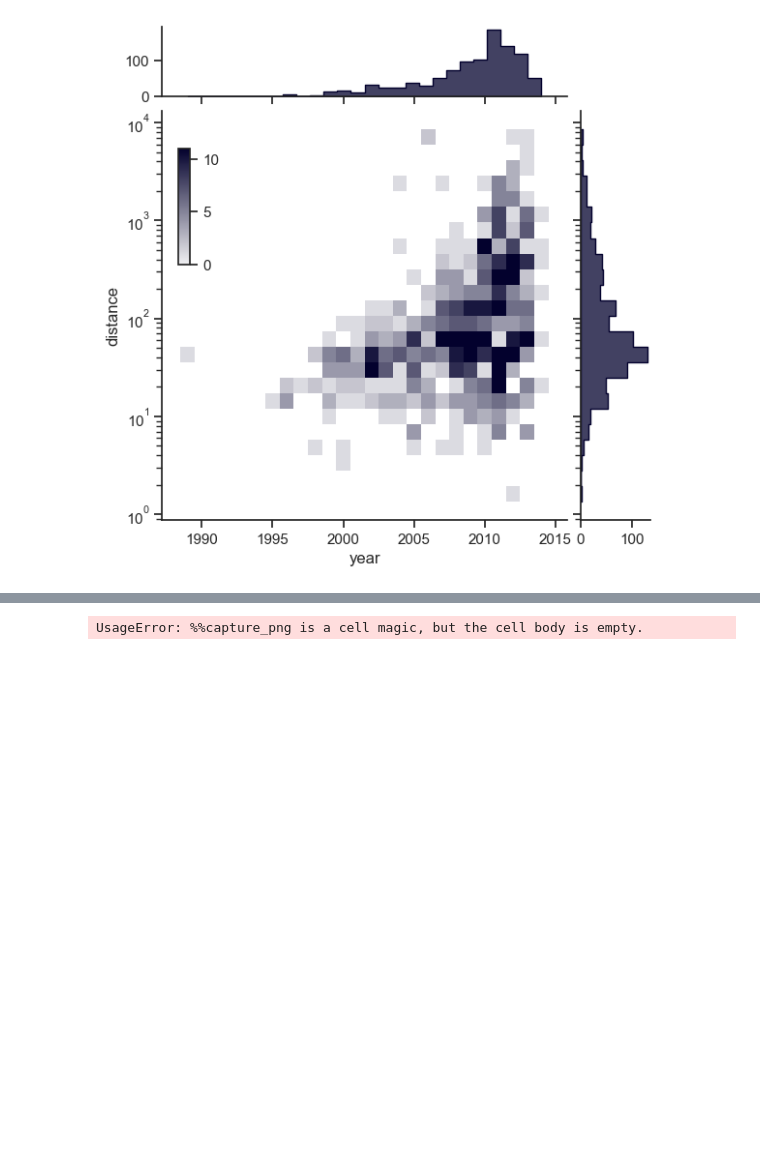
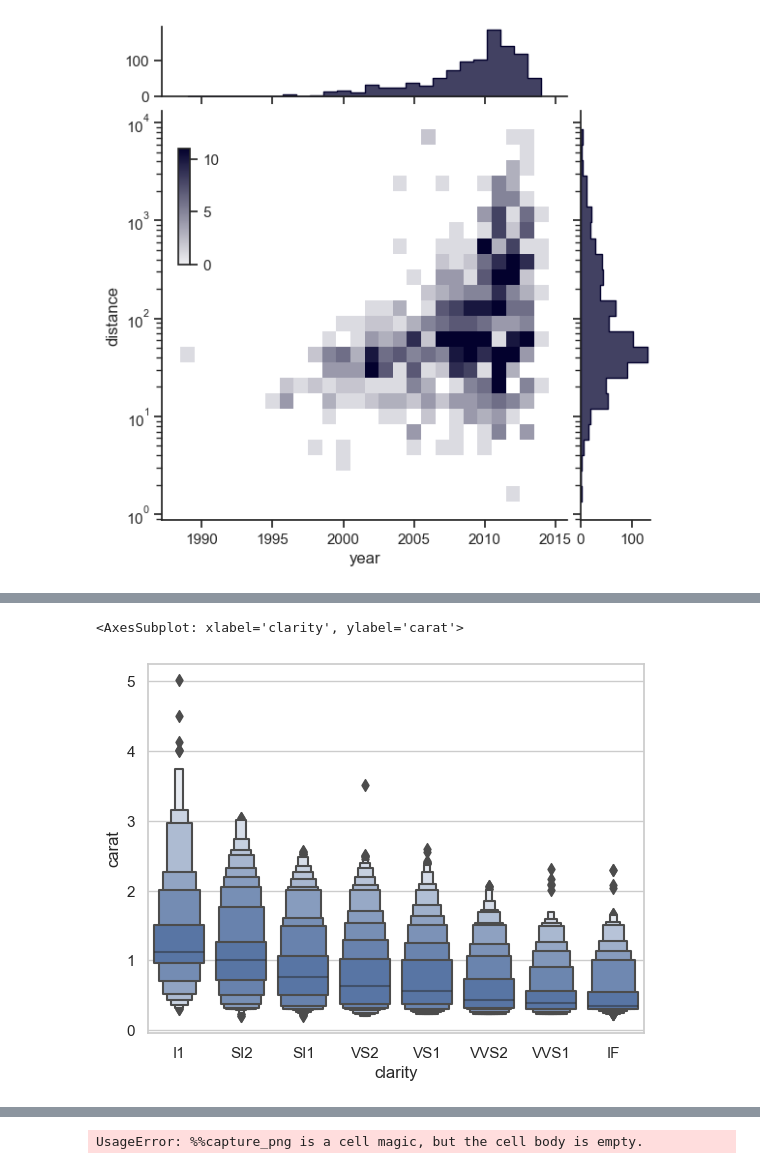
Before and after one commit to kolibril13/plywood-gallery-seaborn, a Jupyter notebook: gallery.ipynb, the cells around one changed output, grey strips where cells are left out. Drawn from its saved outputs; the diff is of its cells as text; code cells hidden in the pictures; blank space fills up the shorter version.

```diff
--- a/gallery.ipynb
+++ b/gallery.ipynb
@@ -325,0 +398,14 @@ g.plot_marginals(sns.histplot, element="step", color="#03012d")
+# %%
+%%capture_png -p Seaborn.png --celltype Normal --style "width:200px"
+import seaborn as sns
+sns.set_theme(style="whitegrid")
+
+diamonds = sns.load_dataset("diamonds")
+clarity_ranking = ["I1", "SI2", "SI1", "VS2", "VS1", "VVS2", "VVS1", "IF"]
+
+sns.boxenplot(x="clarity", y="carat",
+              color="b", order=clarity_ranking,
+              scale="linear", data=diamonds)
+# %% [output]
+<AxesSubplot: xlabel='clarity', ylabel='carat'>
+[figure, added]
```
Also changed, not shown: parts of 44 cells of this notebook, 12 other files.
